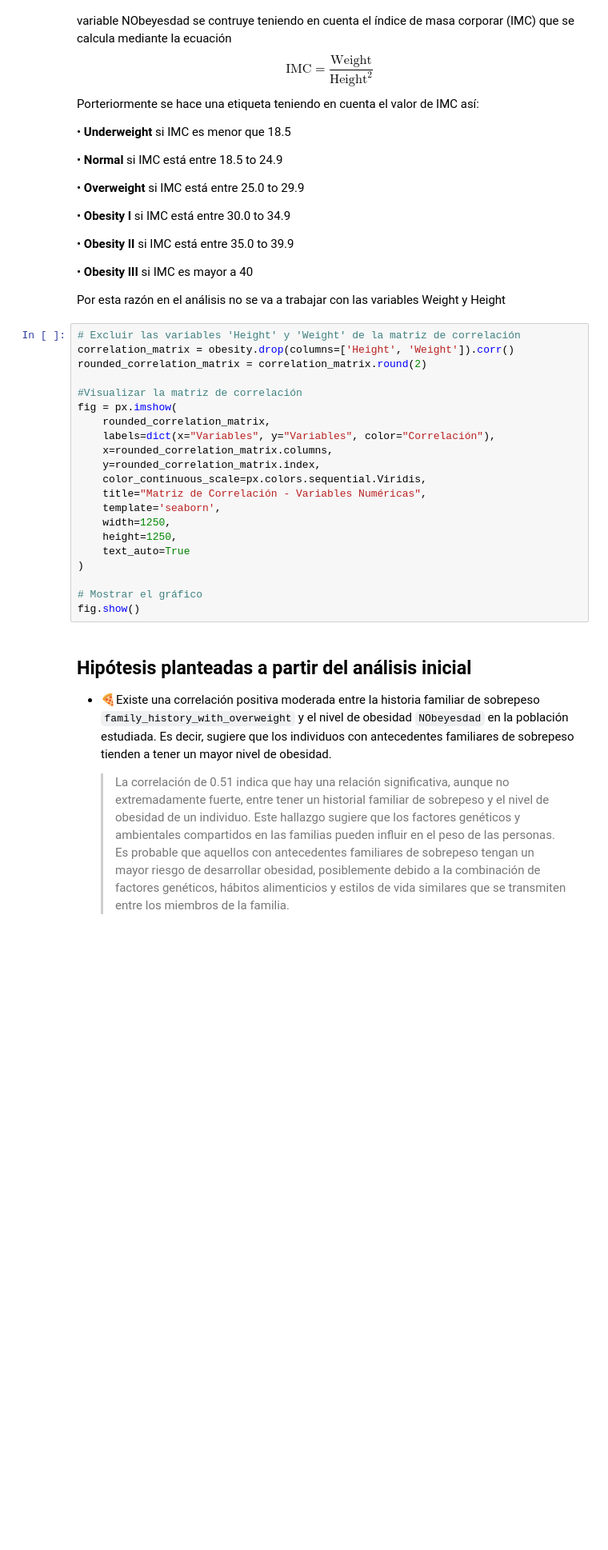
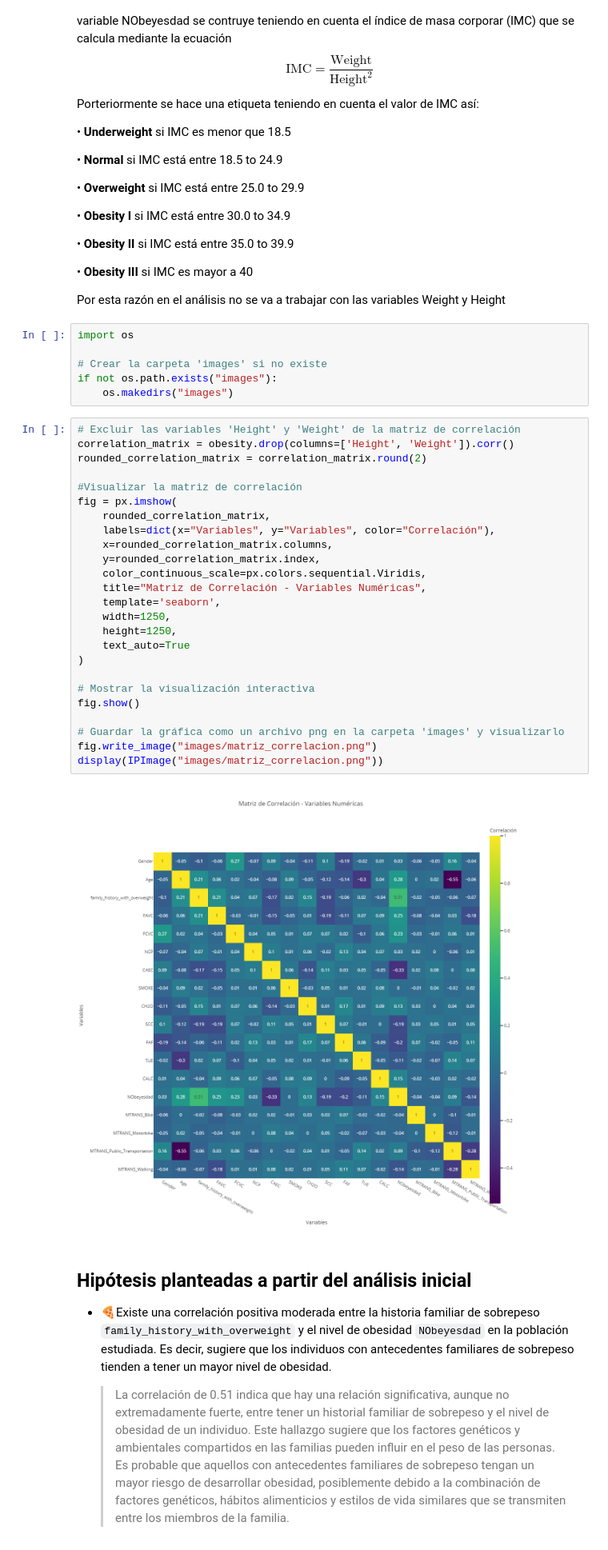
Before and after one commit to leidysvalencia/MachineLearning1-Proyecto-final, a Jupyter notebook: Código/Proyecto 3 - Agrupación de datos sobre obesidad.ipynb, the cells around one changed output. Shown at 80% size. Drawn from its saved outputs; the diff is of its cells as text; blank space fills up the shorter version.

```diff
--- a/Código/Proyecto 3 - Agrupación de datos sobre obesidad.ipynb
+++ b/Código/Proyecto 3 - Agrupación de datos sobre obesidad.ipynb
@@ -361,27 +370,39 @@ Porteriormente se hace una etiqueta teniendo en cuenta el valor de IMC así:
 • **Obesity III** si IMC es mayor a 40
 
 Por esta razón en el análisis no se va a trabajar con las variables Weight y Height
+# %%
+import os
+
+# Crear la carpeta 'images' si no existe
+if not os.path.exists("images"):
+    os.makedirs("images")
 # %%
 # Excluir las variables 'Height' y 'Weight' de la matriz de correlación
 correlation_matrix = obesity.drop(columns=['Height', 'Weight']).corr()
 rounded_correlation_matrix = correlation_matrix.round(2)
 
 #Visualizar la matriz de correlación
 fig = px.imshow(
     rounded_correlation_matrix,
     labels=dict(x="Variables", y="Variables", color="Correlación"),
     x=rounded_correlation_matrix.columns,
     y=rounded_correlation_matrix.index,
     color_continuous_scale=px.colors.sequential.Viridis,
     title="Matriz de Correlación - Variables Numéricas",
     template='seaborn',
     width=1250,
     height=1250,
     text_auto=True
 )
 
-# Mostrar el gráfico
+# Mostrar la visualización interactiva
 fig.show()
+
+# Guardar la gráfica como un archivo png en la carpeta 'images' y visualizarlo
+fig.write_image("images/matriz_correlacion.png")
+display(IPImage("images/matriz_correlacion.png"))
+# %% [output]
+[figure, added]
 # %% [markdown]
 ## Hipótesis planteadas a partir del análisis inicial
 
```
Also changed, not shown: parts of 22 cells of this notebook, 8 other files.
